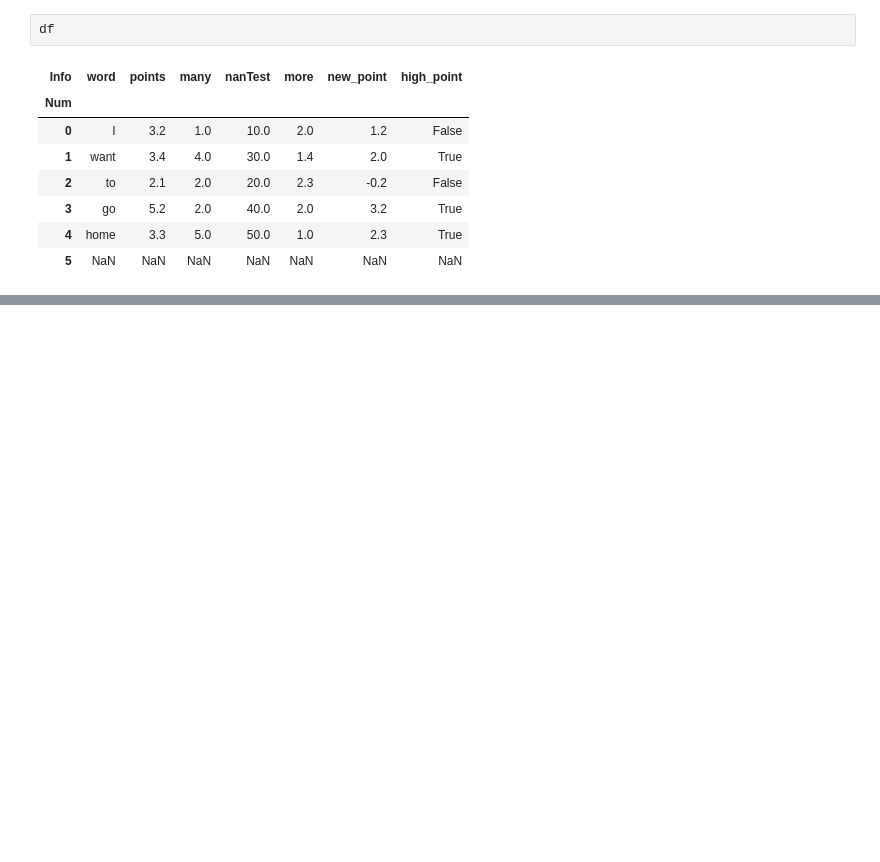
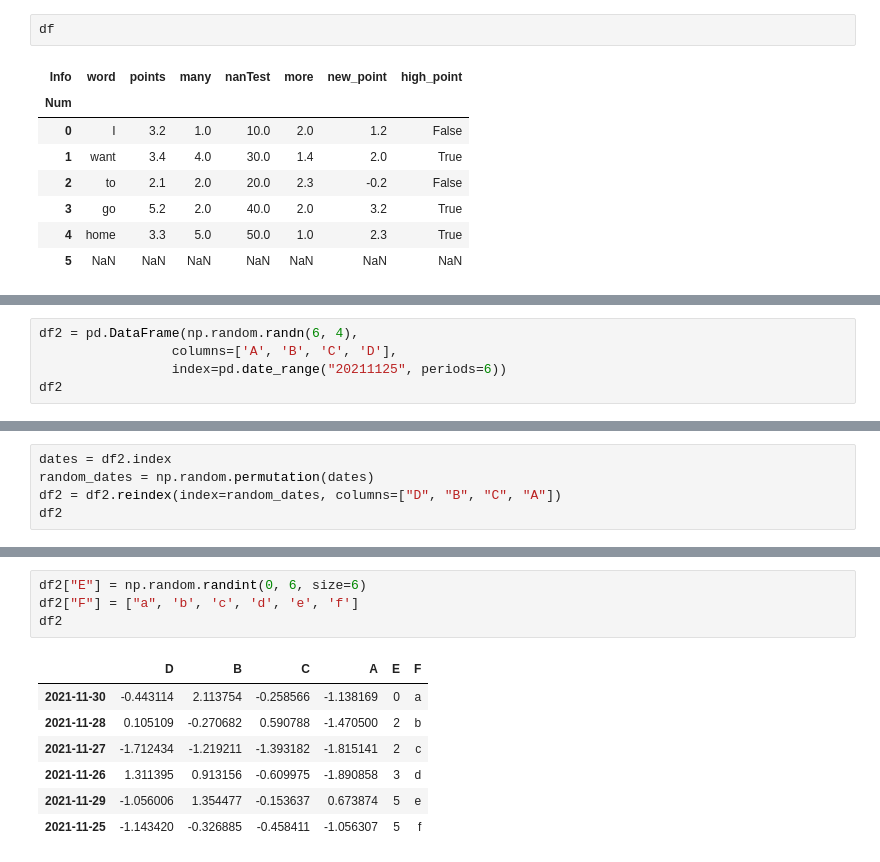
Before and after one commit to YuLim2/Pandas, a Jupyter notebook: Pandas_basic.ipynb, the cells around one changed output, grey strips where cells are left out. Saved outputs shown, nothing was run; the diff lists cells and outputs as text; blank space fills up the shorter version.

Commit message:
Data 분석용 함수들 정리와 예시, 정렬함수와 기타 함수들 정리, 예시

```diff
--- a/Pandas_basic.ipynb
+++ b/Pandas_basic.ipynb
@@ -601,0 +661,5 @@ df
+# %%
+df2 = pd.DataFrame(np.random.randn(6, 4),
+                 columns=['A', 'B', 'C', 'D'],
+                 index=pd.date_range("20211125", periods=6))
+df2
@@ -601,0 +686,5 @@ df
+# %%
+dates = df2.index
+random_dates = np.random.permutation(dates)
+df2 = df2.reindex(index=random_dates, columns=["D", "B", "C", "A"])
+df2
@@ -601,0 +745,12 @@ df
+# %%
+df2["E"] = np.random.randint(0, 6, size=6)
+df2["F"] = ["a", 'b', 'c', 'd', 'e', 'f']
+df2
+# %% [output]
+|  | D | B | C | A | E | F |
+| 2021-11-30 | -0.443114 | 2.113754 | -0.258566 | -1.138169 | 0 | a |
+| 2021-11-28 | 0.105109 | -0.270682 | 0.590788 | -1.470500 | 2 | b |
+| 2021-11-27 | -1.712434 | -1.219211 | -1.393182 | -1.815141 | 2 | c |
+| 2021-11-26 | 1.311395 | 0.913156 | -0.609975 | -1.890858 | 3 | d |
+| 2021-11-29 | -1.056006 | 1.354477 | -0.153637 | 0.673874 | 5 | e |
+| 2021-11-25 | -1.143420 | -0.326885 | -0.458411 | -1.056307 | 5 | f |
```
Also changed, not shown: parts of 61 cells of this notebook.
